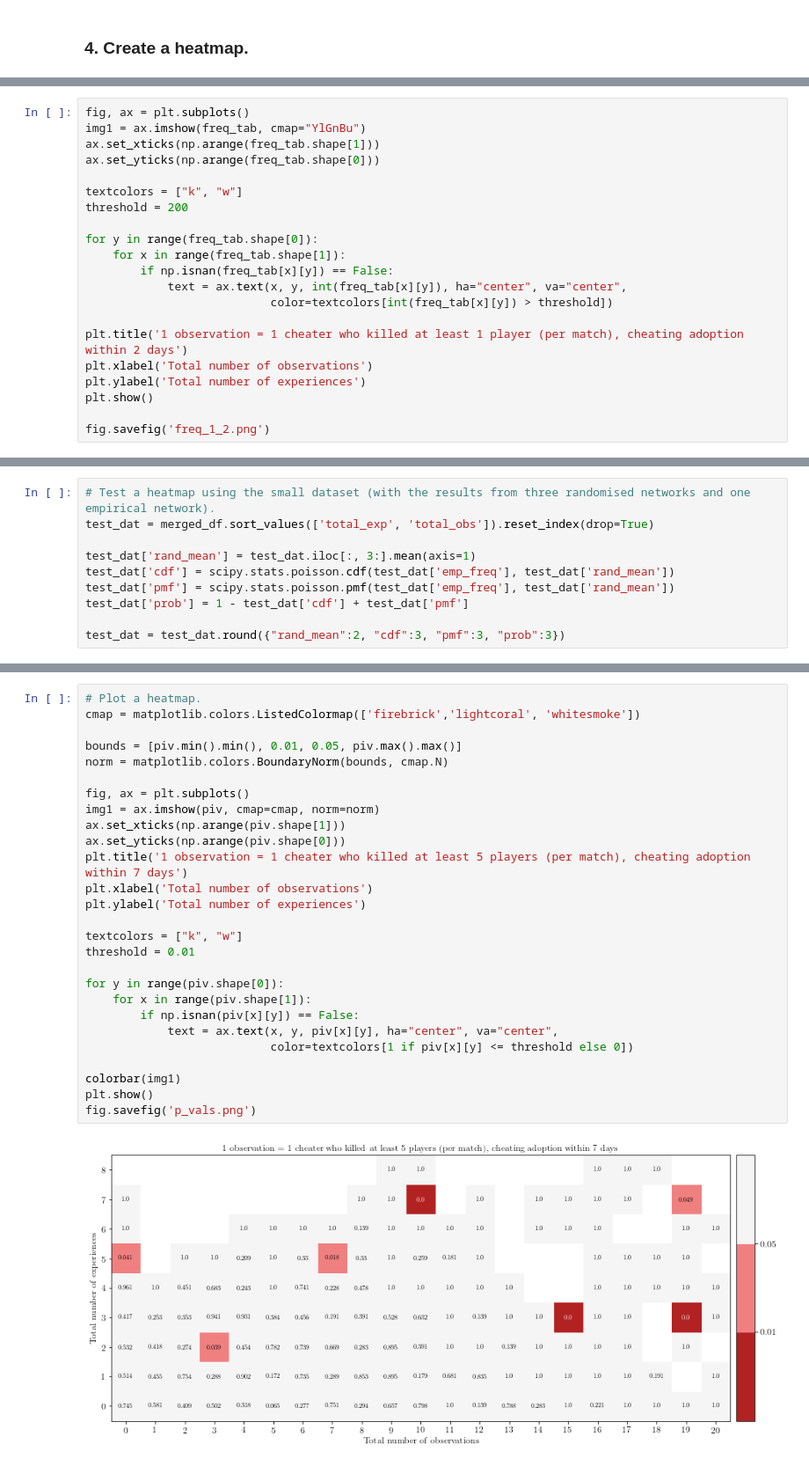
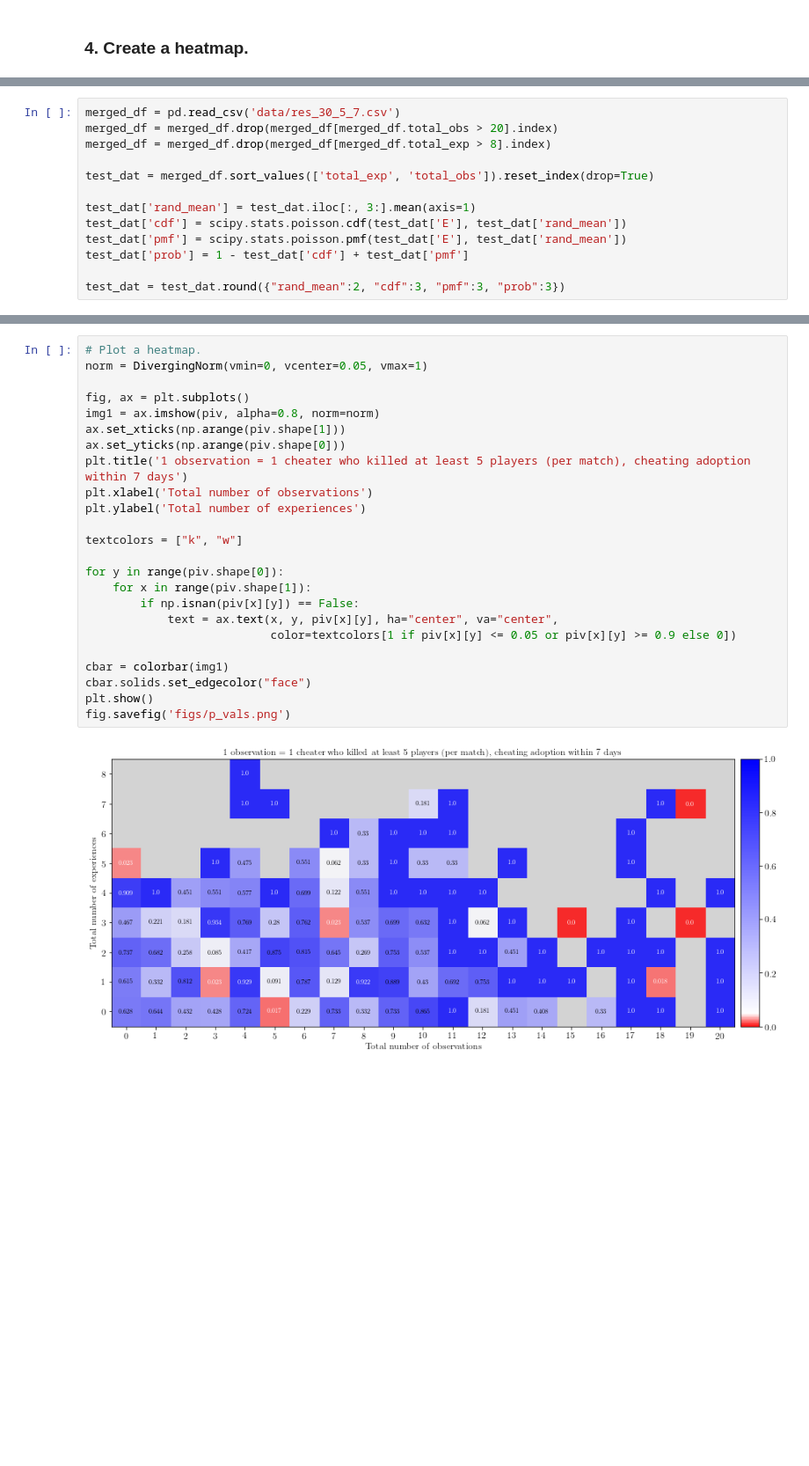
Before and after one commit to social-research/cheating, a Jupyter notebook: 06-combine-two-mechanisms.ipynb, the cells around one changed output, grey strips where cells are left out. Shown: that part at 88% size. Cells and saved outputs as stored; diff of their text form; blank space fills up the shorter version.

```diff
--- a/06-combine-two-mechanisms.ipynb
+++ b/06-combine-two-mechanisms.ipynb
@@ -613,21 +345,0 @@ total_exp
-# %%
-fig, ax = plt.subplots()
-img1 = ax.imshow(freq_tab, cmap="YlGnBu")
-ax.set_xticks(np.arange(freq_tab.shape[1]))
-ax.set_yticks(np.arange(freq_tab.shape[0]))
-
-textcolors = ["k", "w"]
-threshold = 200
-
-for y in range(freq_tab.shape[0]):
-    for x in range(freq_tab.shape[1]):
-        if np.isnan(freq_tab[x][y]) == False:
-            text = ax.text(x, y, int(freq_tab[x][y]), ha="center", va="center",
-                           color=textcolors[int(freq_tab[x][y]) > threshold])
-
-plt.title('1 observation = 1 cheater who killed at least 1 player (per match), cheating adoption within 2 days')
-plt.xlabel('Total number of observations')
-plt.ylabel('Total number of experiences')
-plt.show()
-
-fig.savefig('freq_1_2.png')
@@ -714,10 +346,13 @@ print(merged_df.head())
 # %%
-# Test a heatmap using the small dataset (with the results from three randomised networks and one empirical network).
+merged_df = pd.read_csv('data/res_30_5_7.csv')
+merged_df = merged_df.drop(merged_df[merged_df.total_obs > 20].index)
+merged_df = merged_df.drop(merged_df[merged_df.total_exp > 8].index)
+
 test_dat = merged_df.sort_values(['total_exp', 'total_obs']).reset_index(drop=True)
 
 test_dat['rand_mean'] = test_dat.iloc[:, 3:].mean(axis=1)
-test_dat['cdf'] = scipy.stats.poisson.cdf(test_dat['emp_freq'], test_dat['rand_mean'])
-test_dat['pmf'] = scipy.stats.poisson.pmf(test_dat['emp_freq'], test_dat['rand_mean'])
+test_dat['cdf'] = scipy.stats.poisson.cdf(test_dat['E'], test_dat['rand_mean'])
+test_dat['pmf'] = scipy.stats.poisson.pmf(test_dat['E'], test_dat['rand_mean'])
 test_dat['prob'] = 1 - test_dat['cdf'] + test_dat['pmf']
 
 test_dat = test_dat.round({"rand_mean":2, "cdf":3, "pmf":3, "prob":3})
@@ -764,30 +395,27 @@ total_exp
 [9 rows x 21 columns]
 # %%
 # Plot a heatmap.
-cmap = matplotlib.colors.ListedColormap(['firebrick','lightcoral', 'whitesmoke'])
-
-bounds = [piv.min().min(), 0.01, 0.05, piv.max().max()]
-norm = matplotlib.colors.BoundaryNorm(bounds, cmap.N)
+norm = DivergingNorm(vmin=0, vcenter=0.05, vmax=1)
 
 fig, ax = plt.subplots()
-img1 = ax.imshow(piv, cmap=cmap, norm=norm)
+img1 = ax.imshow(piv, alpha=0.8, norm=norm)
 ax.set_xticks(np.arange(piv.shape[1]))
 ax.set_yticks(np.arange(piv.shape[0]))
 plt.title('1 observation = 1 cheater who killed at least 5 players (per match), cheating adoption within 7 days')
 plt.xlabel('Total number of observations')
 plt.ylabel('Total number of experiences')
 
 textcolors = ["k", "w"]
-threshold = 0.01
 
 for y in range(piv.shape[0]):
     for x in range(piv.shape[1]):
         if np.isnan(piv[x][y]) == False:
             text = ax.text(x, y, piv[x][y], ha="center", va="center",
-                           color=textcolors[1 if piv[x][y] <= threshold else 0])
+                           color=textcolors[1 if piv[x][y] <= 0.05 or piv[x][y] >= 0.9 else 0])
 
-colorbar(img1)
+cbar = colorbar(img1)
+cbar.solids.set_edgecolor("face")
 plt.show()
-fig.savefig('p_vals.png')
+fig.savefig('figs/p_vals.png')
 # %% [output]
-[figure, old version]
+[figure, new version]
```
Also changed, not shown: parts of 43 cells of this notebook, 6 other files.
